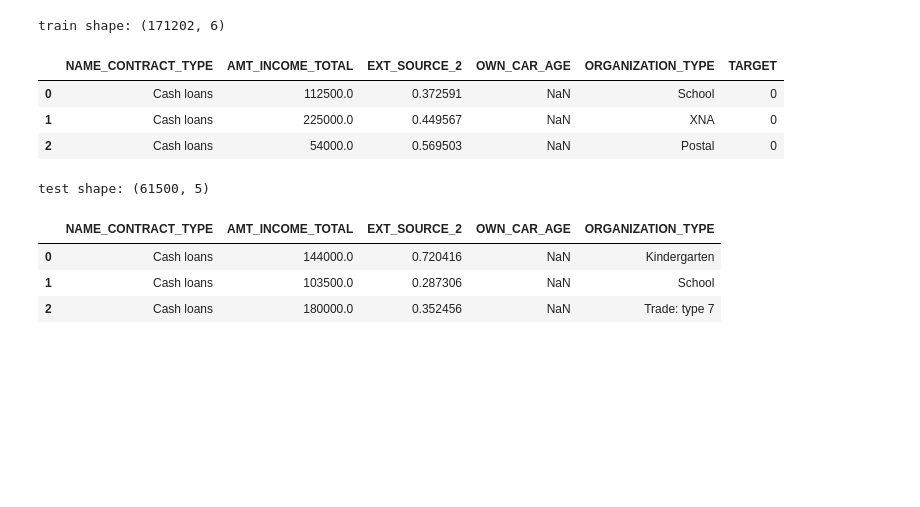
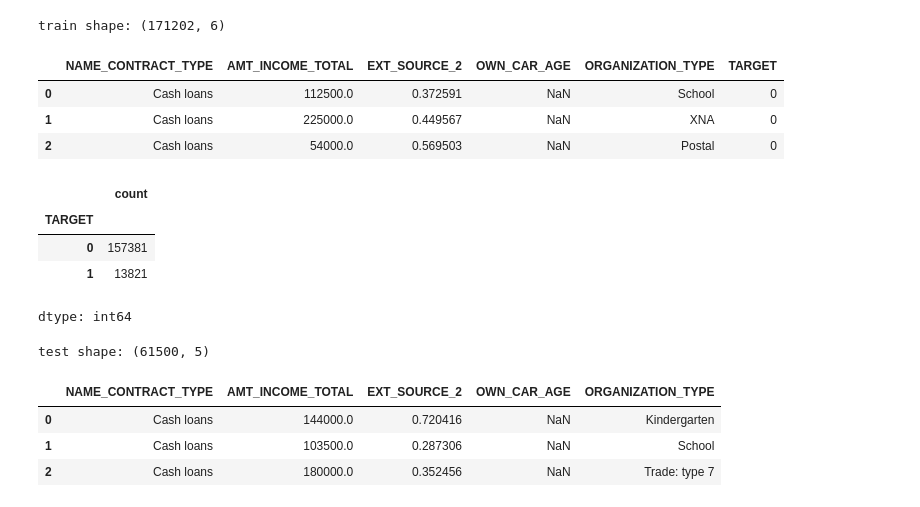
Before and after one commit to hikaru122700/kaggler-, a Jupyter notebook: tutorial_ipynb_のコピー.ipynb, the cells around one changed output. Drawn from its saved outputs; the diff is of its cells as text; code cells hidden in the pictures; blank space fills up the shorter version.

```diff
--- a/tutorial_ipynb_のコピー.ipynb
+++ b/tutorial_ipynb_のコピー.ipynb
@@ -102,6 +148,14 @@ train shape: (171202, 6)
 | 0 | Cash loans | 112500.0 | 0.372591 | NaN | School | 0 |
 | 1 | Cash loans | 225000.0 | 0.449567 | NaN | XNA | 0 |
 | 2 | Cash loans | 54000.0 | 0.569503 | NaN | Postal | 0 |
+# %%
+train["TARGET"].value_counts()
+# %% [output]
+|  | count |
+| TARGET |  |
+| 0 | 157381 |
+| 1 | 13821 |
+dtype: int64
 # %%
 # testデータの確認
 print(f"test shape: {test.shape}")
```
Also changed, not shown: parts of 19 cells of this notebook.
